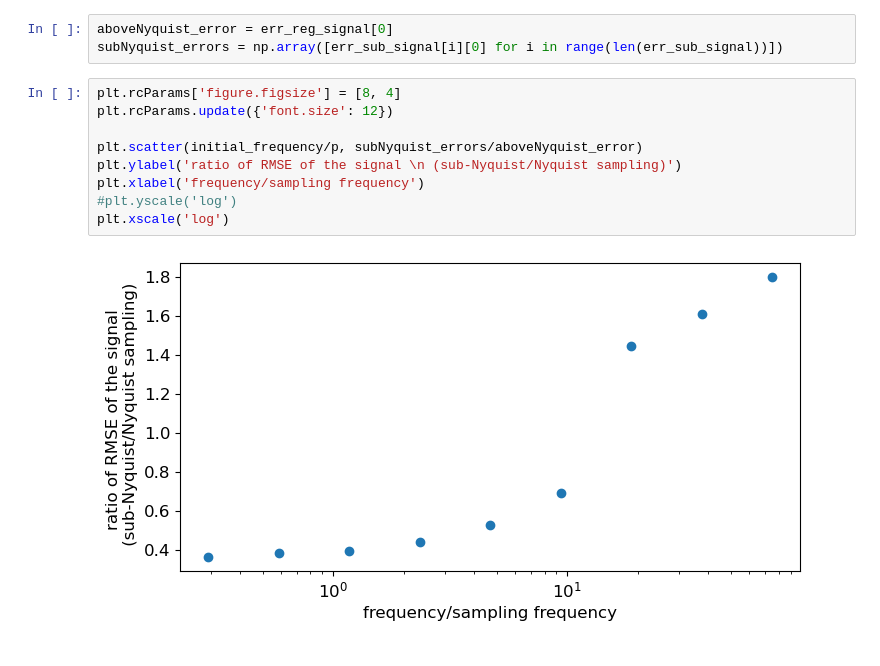
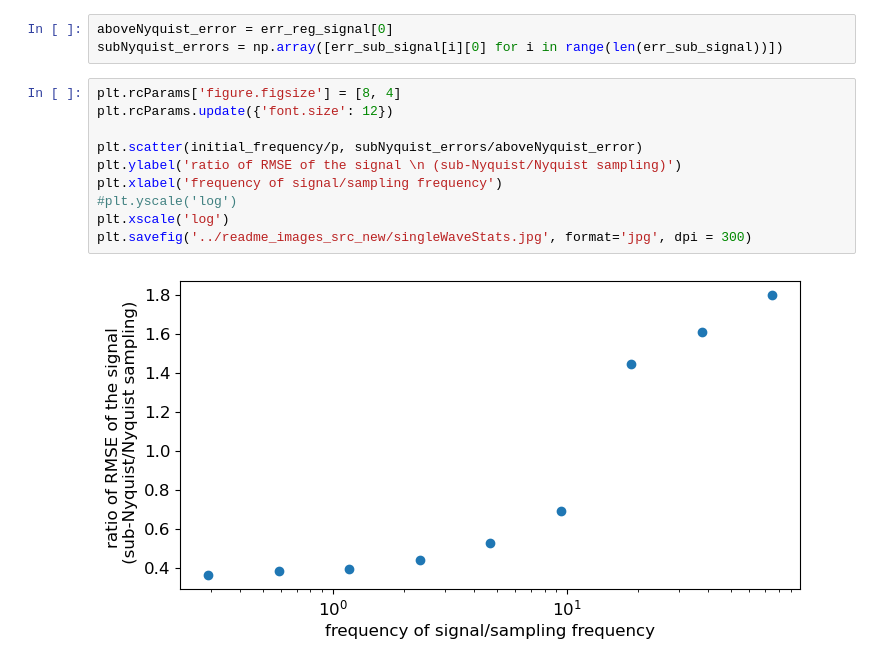
Before and after one commit to LorenzoJoquino/Physics215Project_CompSensGroup, a Jupyter notebook: notebooks/SineWavesCompression_test3_withSingleWave.ipynb, the cells around one changed output. Drawn from its saved outputs; the diff is of its cells as text.

```diff
--- a/notebooks/SineWavesCompression_test3_withSingleWave.ipynb
+++ b/notebooks/SineWavesCompression_test3_withSingleWave.ipynb
@@ -271,11 +273,12 @@ subNyquist_errors = np.array([err_sub_signal[i][0] for i in range(len(err_sub_si
 # %%
 plt.rcParams['figure.figsize'] = [8, 4]
 plt.rcParams.update({'font.size': 12})
 
 plt.scatter(initial_frequency/p, subNyquist_errors/aboveNyquist_error)
 plt.ylabel('ratio of RMSE of the signal \n (sub-Nyquist/Nyquist sampling)')
-plt.xlabel('frequency/sampling frequency')
+plt.xlabel('frequency of signal/sampling frequency')
 #plt.yscale('log')
 plt.xscale('log')
+plt.savefig('../readme_images_src_new/singleWaveStats.jpg', format='jpg', dpi = 300)
 # %% [output]
-[figure, old version]
+[figure, new version]
```
Also changed, not shown: parts of 1 cell of this notebook, 2 other files.
